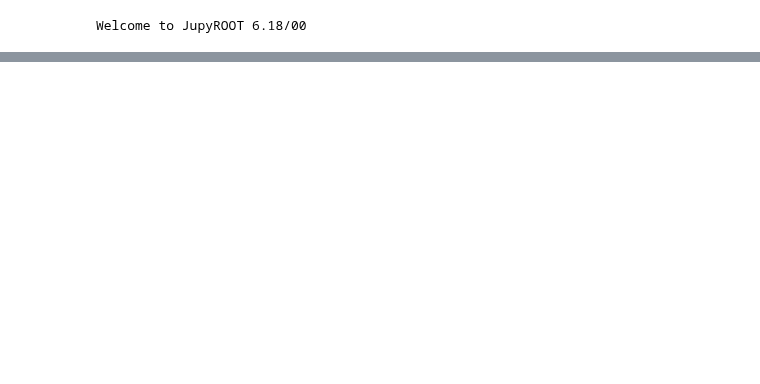
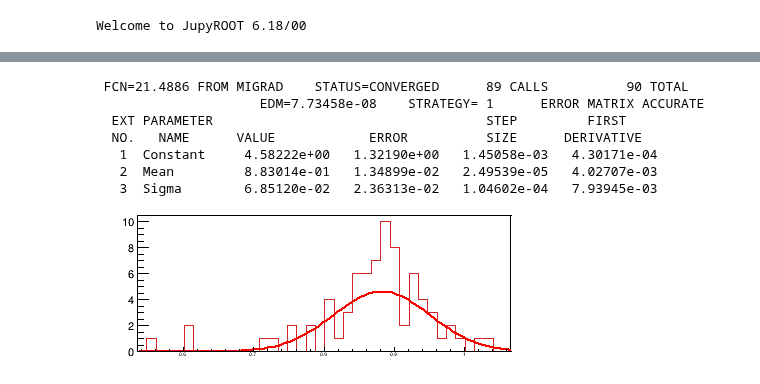
Before and after one commit to mollyhjorthjensen/DREAM, a Jupyter notebook: Analysis/validation.ipynb, the cells around one changed output, grey strips where cells are left out. Saved outputs shown, nothing was run; the diff lists cells and outputs as text; code cells hidden in the pictures; blank space fills up the shorter version.

```diff
--- a/Analysis/validation.ipynb
+++ b/Analysis/validation.ipynb
@@ -228,0 +328,25 @@ c3.Draw()
+# %%
+c2 = ROOT.TCanvas("c1", "c1", 420, 180)
+c2.SetRightMargin(0.)
+c2.SetTopMargin(0.)
+modelX = ("", "", nbins, mg.GetXaxis().GetXmin(), mg.GetXaxis().GetXmax())
+hX = rdf_energy_pi.Histo1D(modelX, "Snorm_cal")
+hX.SetFillStyle(0)
+hX.SetLineColor(palette['red'].GetNumber())
+# hX.GetXaxis().SetLabelOffset(999)
+# hX.GetXaxis().SetLabelSize(0)
+hX.GetYaxis().SetLabelSize(mg.GetYaxis().GetLabelSize()*ratio)
+rX = hX.Fit("gaus", "S")
+hX.SetStats(False)
+hX.Draw()
+c2.Draw()
+c2.Print("hX.png")
+# %% [output]
+ FCN=21.4886 FROM MIGRAD    STATUS=CONVERGED      89 CALLS          90 TOTAL
+                     EDM=7.73458e-08    STRATEGY= 1      ERROR MATRIX ACCURATE
+  EXT PARAMETER                                   STEP         FIRST
+  NO.   NAME      VALUE            ERROR          SIZE      DERIVATIVE
+   1  Constant     4.58222e+00   1.32190e+00   1.45058e-03   4.30171e-04
+   2  Mean         8.83014e-01   1.34899e-02   2.49539e-05   4.02707e-03
+   3  Sigma        6.85120e-02   2.36313e-02   1.04602e-04   7.93945e-03
+[figure, added]
```
Also changed, not shown: parts of 55 cells of this notebook.
